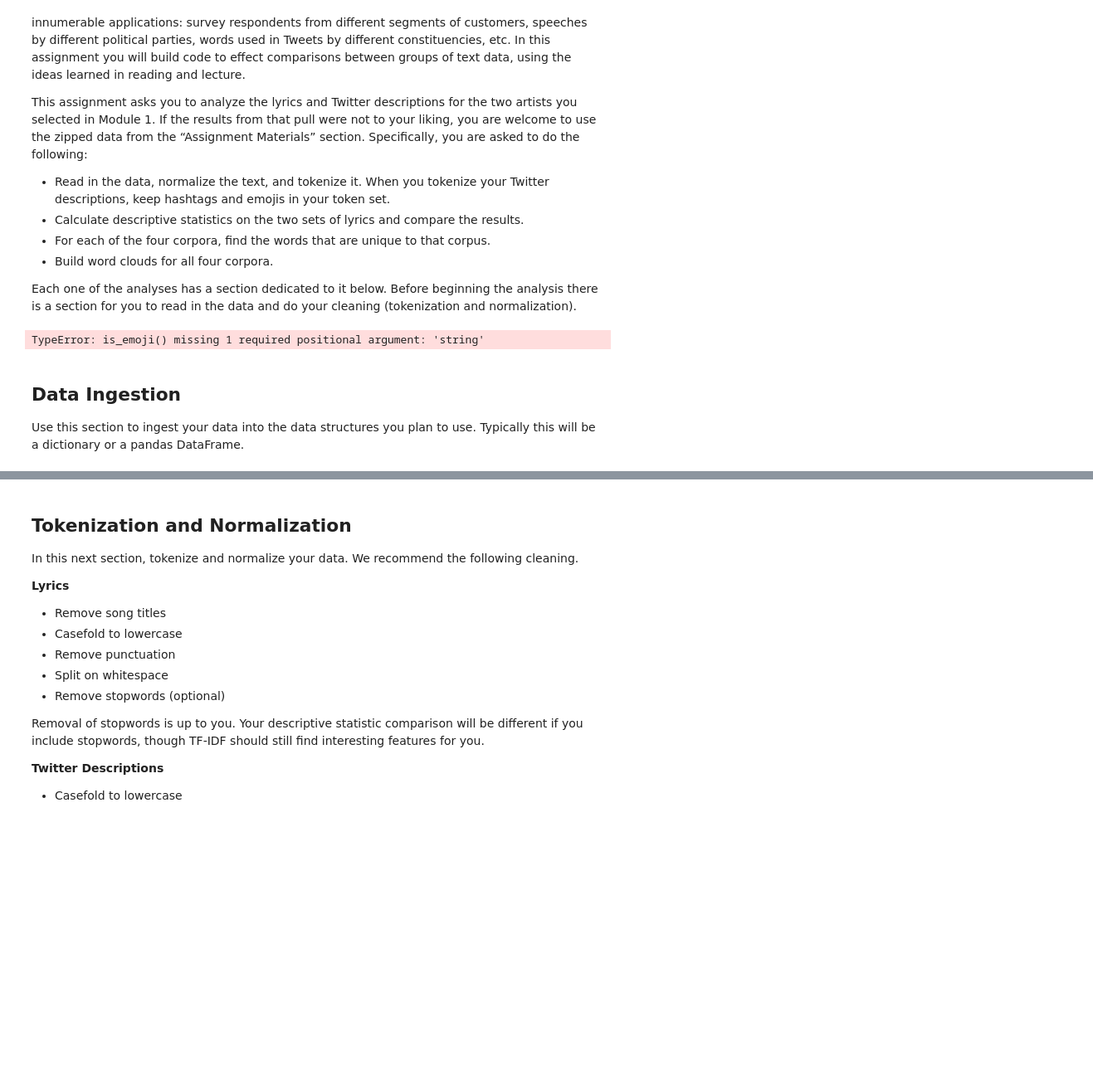
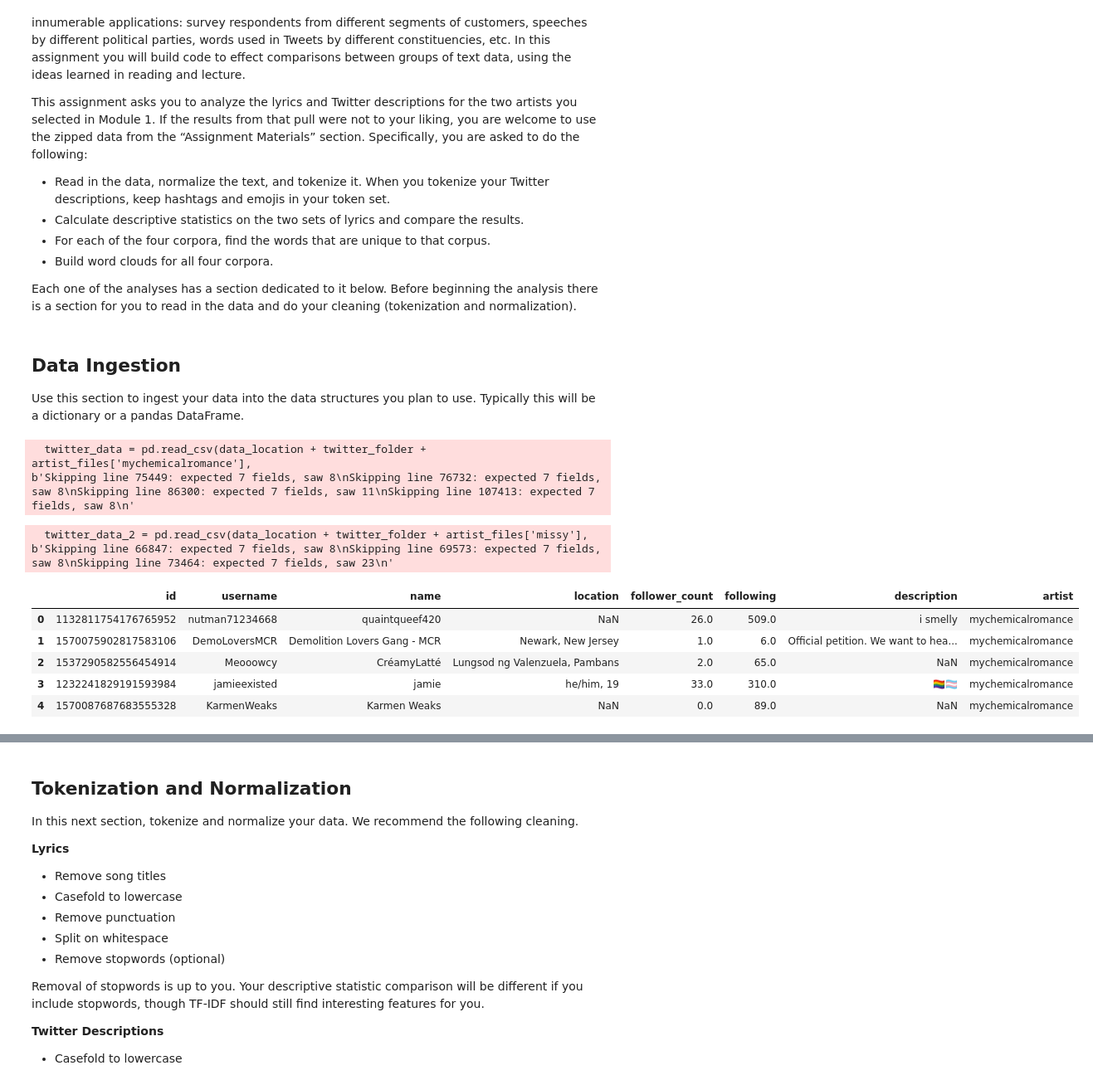
Before and after one commit to evchow/ADS509_Module_3, a Jupyter notebook: Group Comparison.ipynb, the cells around one changed output, grey strips where cells are left out. Shown at 83% size. Saved outputs shown, nothing was run; the diff lists cells and outputs as text; code cells hidden in the pictures; blank space fills up the shorter version.

```diff
--- a/Group Comparison.ipynb
+++ b/Group Comparison.ipynb
@@ -49,7 +49,7 @@ all_language_emojis = set()
 # defined in is_emoji to all_language_emojis set
 emoji_list = []
 for country in emoji_list:
-    for em in emoji.is_emoji[country]():
+    for em in emoji.is_emoji[country]:
         all_language_emojis.add(em)
 
 # and now our functions
@@ -86,9 +86,9 @@ def descriptive_stats(tokens, num_tokens = 5, verbose=True) :
 # lexical diversity = number of unique words/ total number of words
 # code from descriptive_stats defined function taken from Module 2 Assignment, cell #4
 
-
+# see slack from Prof. Marbut for change
 def is_emoji(s):
-    return(s in all_language_emojis)
+    return(emoji.is_emoji(s))
 
 def contains_emoji(s):
     s = str(s)
@@ -107,27 +107,26 @@ def remove_punctuation(text, punct_set=tw_punct) :
 def tokenize(text) :
     """ Splitting on whitespace rather than the book's tokenize function. That
         function will drop tokens like '#hashtag' or '2A', which we need for Twitter. """
-
     # modify this function to return tokens
     # we defined the whitespace_pattern earlier
+    # we'll have it return i, where i = tokens
     return(i for i in whitespace_pattern.split(text))
 
 # let's define a lowercase function
+# see # see https://www.programiz.com/python-programming/methods/string/casefold
 
+# def lowercase(text):
+    # return(text.casefold())
+    # was going to define lowercase function, but already defined a few cells down
 
 # everything ^^^ is to prepare to load into vvv; a pipeline of functions to leave us with
 # twitter data that includes hashtags and emojis
-# let's follow the preparation steps similarly to module 2
 # no need to define a string conversion as it is already provided
-# remove punctuation -> split on whitespace -> lowercase -> remove stopwords
-pipeline = [remove_punctuation, tokenize, ]
 def prepare(text, pipeline) :
     tokens = str(text)
     for transform in pipeline :
         tokens = transform(tokens)
     return(tokens)
-# %% [output]
-TypeError: is_emoji() missing 1 required positional argument: 'string'
 # %% [markdown]
 ## Data Ingestion
 
@@ -144,18 +143,38 @@ artist_files = {'cher':'cher_followers_data.txt',
 # %%
-twitter_data = pd.read_csv(data_location + twitter_folder + artist_files['cher'],
-                           sep="\t",
+twitter_data = pd.read_csv(data_location + twitter_folder + artist_files['mychemicalromance'],
+                           sep='\t',
+                           lineterminator='\n', # added because couldn't parse?
+                           error_bad_lines=False, # some lines saw additional fields?
                            quoting=3)
 
-twitter_data['artist'] = "cher"
+twitter_data['artist'] = "mychemicalromance"
+# %% [output]
+  twitter_data = pd.read_csv(data_location + twitter_folder + artist_files['mychemicalromance'],
+b'Skipping line 75449: expected 7 fields, saw 8\nSkipping line 76732: expected 7 fields, saw 8\nSkipping line 86300: expected 7 fields, saw 11\nSkipping line 107413: expected 7 fields, saw 8\n'
 # %%
-twitter_data_2 = pd.read_csv(data_location + twitter_folder + artist_files['robyn'],
-                             sep="\t",
+twitter_data_2 = pd.read_csv(data_location + twitter_folder + artist_files['missy'],
+                             sep='\t',
+                             lineterminator='\n',
+                             error_bad_lines=False,
                              quoting=3)
-twitter_data_2['artist'] = "robyn"
+twitter_data_2['artist'] = "missy"
 
 twitter_data = pd.concat([
     twitter_data,twitter_data_2])
 
 del(twitter_data_2)
+# %% [output]
+  twitter_data_2 = pd.read_csv(data_location + twitter_folder + artist_files['missy'],
+b'Skipping line 66847: expected 7 fields, saw 8\nSkipping line 69573: expected 7 fields, saw 8\nSkipping line 73464: expected 7 fields, saw 23\n'
+# %%
+# let's check the twitter data dataframes
+twitter_data.head(5)
+# %% [output]
+|  | id | username | name | location | follower_count | following | description | artist |
+| 0 | 1132811754176765952 | nutman71234668 | quaintqueef420 | NaN | 26.0 | 509.0 | i smelly | mychemicalromance |
+| 1 | 1570075902817583106 | DemoLoversMCR | Demolition Lovers Gang - MCR | Newark, New Jersey | 1.0 | 6.0 | Official petition. We want to hea... | mychemicalromance |
+| 2 | 1537290582556454914 | Meooowcy | CréamyLatté | Lungsod ng Valenzuela, Pambans | 2.0 | 65.0 | NaN | mychemicalromance |
+| 3 | 1232241829191593984 | jamieexisted | jamie | he/him, 19 | 33.0 | 310.0 | 🏳️‍🌈🏳️‍⚧️ | mychemicalromance |
+| 4 | 1570087687683555328 | KarmenWeaks | Karmen Weaks | NaN | 0.0 | 89.0 | NaN | mychemicalromance |
 # %%
 # read in the lyrics here
```
Also changed, not shown: parts of 10 cells of this notebook.
